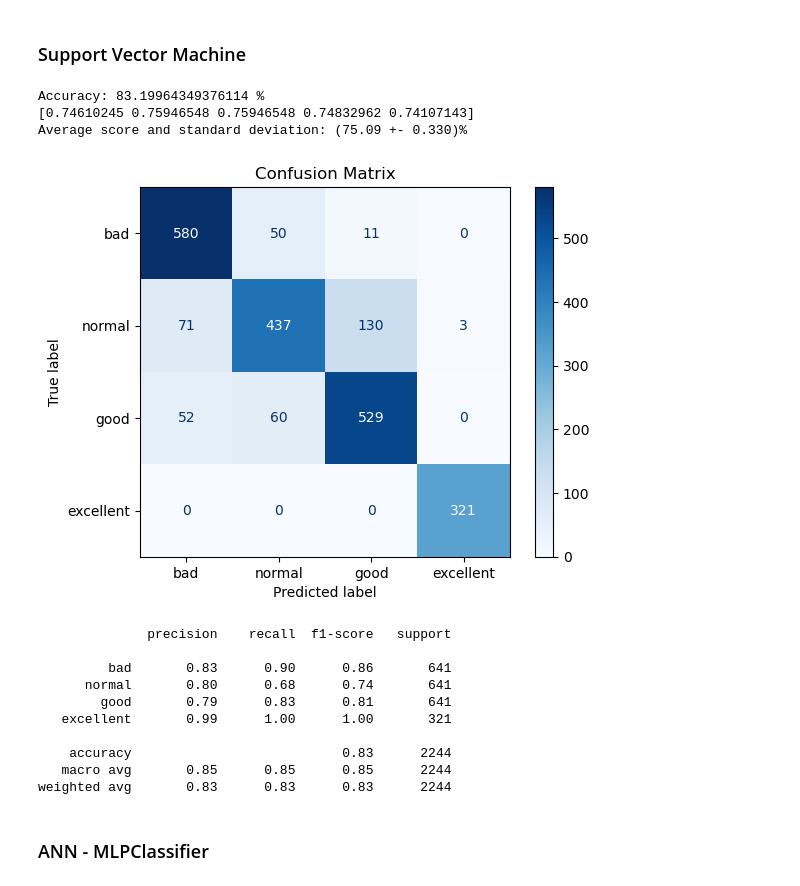
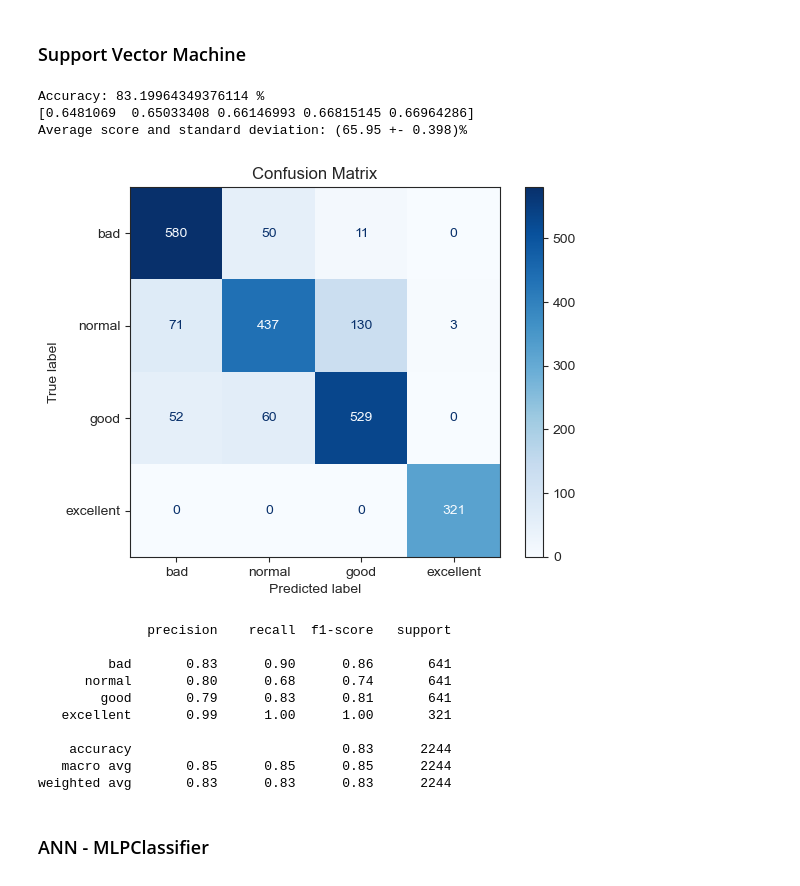
Before and after one commit to CloudSkytec/ML-CW1, a Jupyter notebook: Luqi Xin/Classification - Wine Quality.ipynb, the cells around one changed output. Cells and saved outputs as stored; diff of their text form; code cells hidden in the pictures.

```diff
--- a/Luqi Xin/Classification - Wine Quality - ANN part.ipynb
+++ b/Luqi Xin/Classification - Wine Quality.ipynb
@@ -699,37 +709,38 @@ weighted avg       0.65      0.65      0.64      2244
 # %% [markdown]
 ### Support Vector Machine
 # %%
-# from sklearn.svm import SVC
-# SVC_model = SVC(C=1.0, kernel='rbf', degree=3, gamma='auto',probability=True)
-# classify(SVC_model, fea_train, tar_train)
+from sklearn.svm import SVC
+SVC_model = SVC(C=1.0, kernel='rbf', degree=3, gamma='auto',probability=True)
+classify(SVC_model, fea_train, tar_train)
 
-# # cross-validation
-# n_folds = 5
-# clf_cv = SVC(C=1.0, kernel='rbf', degree=3, gamma='auto',probability=True)
-# scores = cross_val_score(clf_cv, fea_val, tar_val, cv=5)
-# print(scores)
-# avg = (100 * np.mean(scores), 100 * np.std(scores)/np.sqrt(scores.shape[0]))
-# print("Average score and standard deviation: (%.2f +- %.3f)%%" %avg)
+# cross-validation
+n_folds = 5
+clf_cv = SVC(kernel='rbf', gamma='scale', degree=3, C=10, random_state=0)
+scores = cross_val_score(clf_cv, fea_val, tar_val, cv=5)
+print(scores)
+avg = (100 * np.mean(scores), 100 * np.std(scores)/np.sqrt(scores.shape[0]))
+print("Average score and standard deviation: (%.2f +- %.3f)%%" %avg)
 
-# # Predict on validation set
-# y_pred = SVC_model.predict(fea_val)
+# Predict on validation set
+y_pred = SVC_model.predict(fea_val)
 
-# # Confusion matrix
-# cm = confusion_matrix(tar_val, y_pred)
+# Confusion matrix
+cm = confusion_matrix(tar_val, y_pred)
 
-# # Visualisation
-# disp = ConfusionMatrixDisplay(confusion_matrix=cm, display_labels=['bad', 'normal', 'good', 'excellent'])
-# disp.plot(cmap=plt.cm.Blues)
-# plt.title("Confusion Matrix")
-# plt.show()
+# Visualisation
+sns.set_style("ticks")
+disp = ConfusionMatrixDisplay(confusion_matrix=cm, display_labels=['bad', 'normal', 'good', 'excellent'])
+disp.plot(cmap=plt.cm.Blues)
+plt.title("Confusion Matrix")
+plt.show()
 
-# # classification report
-# print(classification_report(tar_val, y_pred, target_names=['bad', 'normal', 'good', 'excellent']))
+# classification report
+print(classification_report(tar_val, y_pred, target_names=['bad', 'normal', 'good', 'excellent']))
 # %% [output]
 Accuracy: 83.19964349376114 %
-[0.74610245 0.75946548 0.75946548 0.74832962 0.74107143]
-Average score and standard deviation: (75.09 +- 0.330)%
+[0.6481069  0.65033408 0.66146993 0.66815145 0.66964286]
+Average score and standard deviation: (65.95 +- 0.398)%
-[figure, old version]
+[figure, new version]
               precision    recall  f1-score   support
 
          bad       0.83      0.90      0.86       641
```
Also changed, not shown: parts of 7 cells of this notebook, 1 other file.
